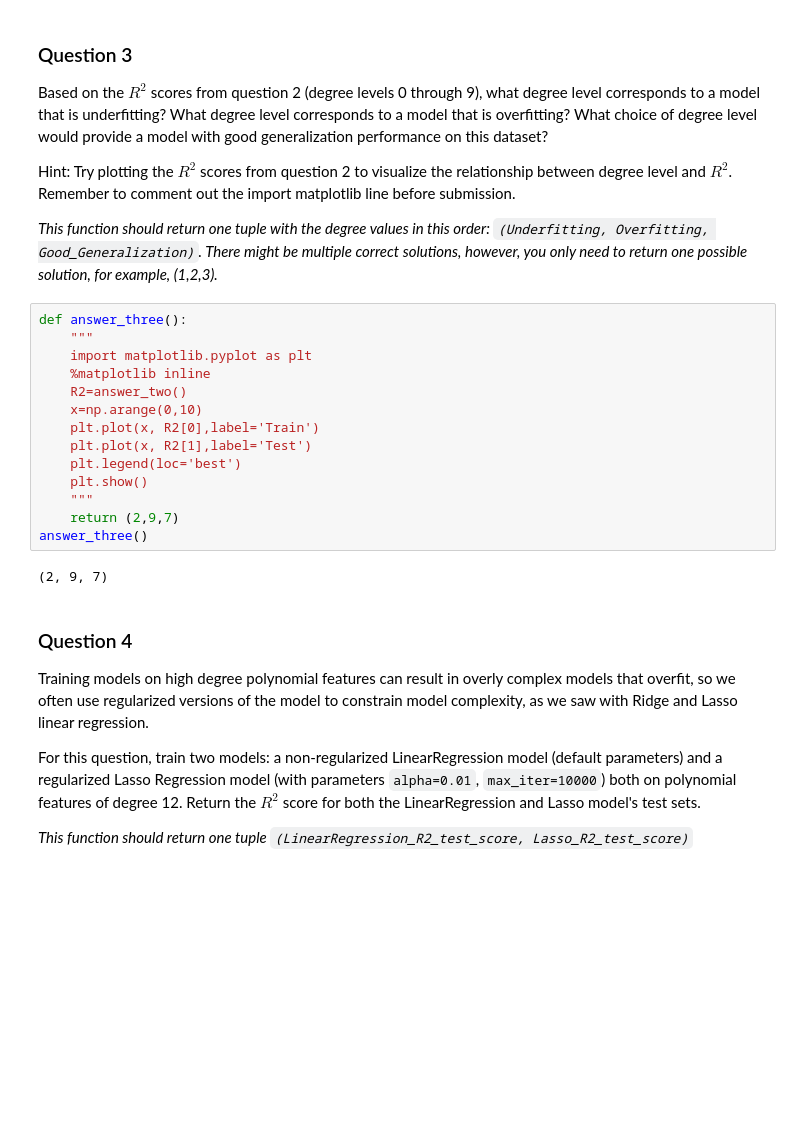
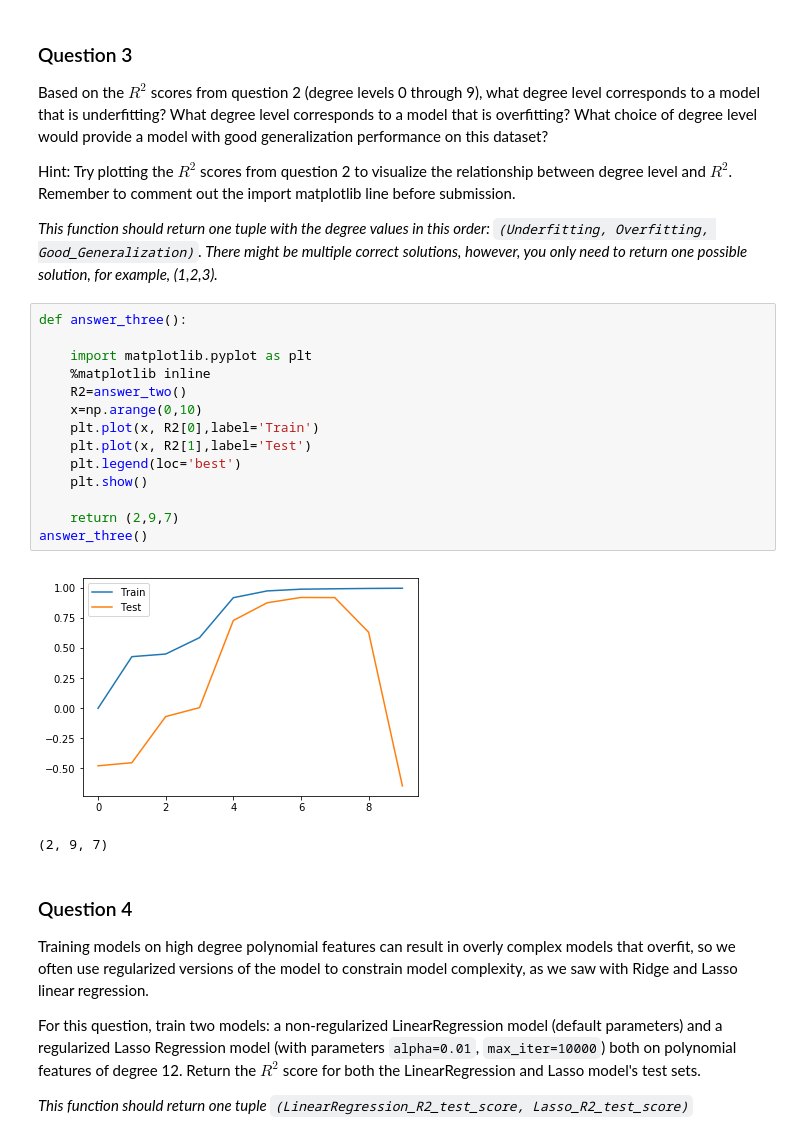
Before and after one commit to digitdapeng/UMich_Course3_ML, a Jupyter notebook: Assignment+2.ipynb, the cells around one changed output. Drawn from its saved outputs; the diff is of its cells as text; blank space fills up the shorter version.

```diff
--- a/Assignment+2.ipynb
+++ b/Assignment+2.ipynb
@@ -146,19 +152,20 @@ Hint: Try plotting the $R^2$ scores from question 2 to visualize the relationshi
 *This function should return one tuple with the degree values in this order: `(Underfitting, Overfitting, Good_Generalization)`. There might be multiple correct solutions, however, you only need to return one possible solution, for example, (1,2,3).*
 # %%
 def answer_three():
-    """
+
     import matplotlib.pyplot as plt
     %matplotlib inline
     R2=answer_two()
     x=np.arange(0,10)
     plt.plot(x, R2[0],label='Train')
     plt.plot(x, R2[1],label='Test')
     plt.legend(loc='best')
     plt.show()
-    """
+
     return (2,9,7)
 answer_three()
 # %% [output]
+[figure, added]
 (2, 9, 7)
 # %% [markdown]
 ### Question 4
```
Also changed, not shown: parts of 5 cells of this notebook, 3 other files.
